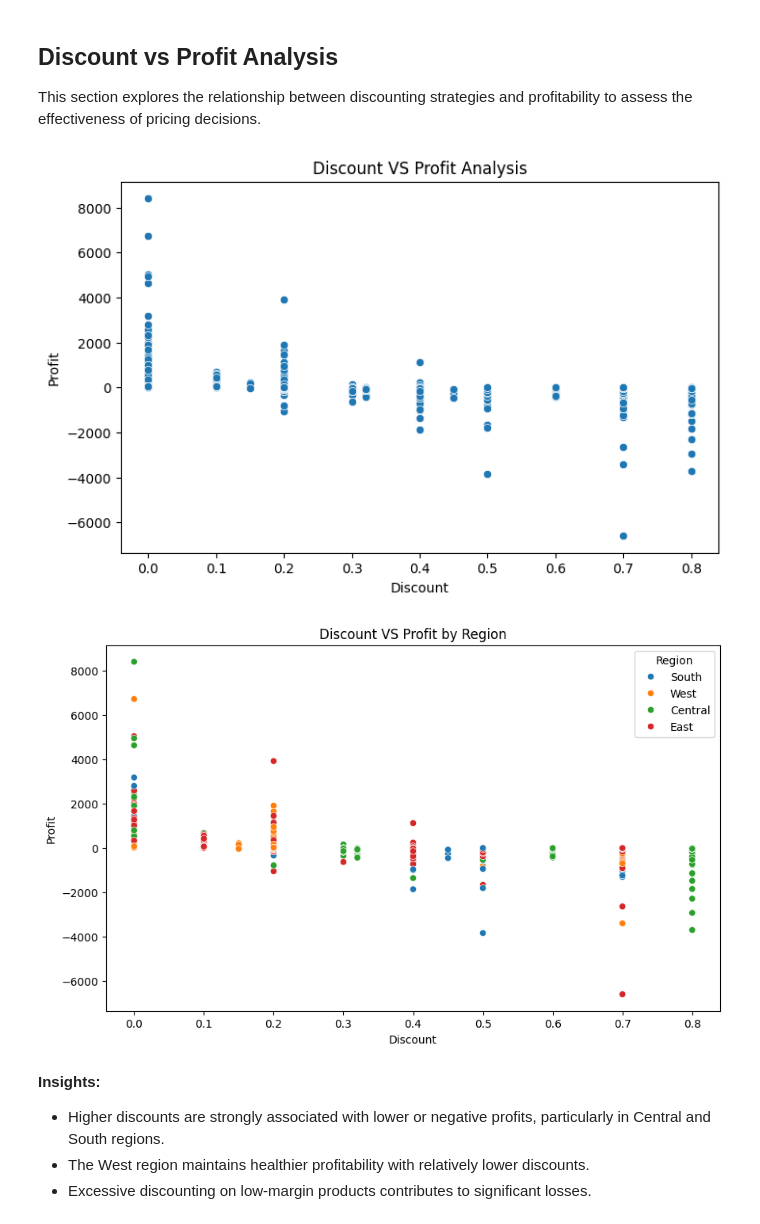
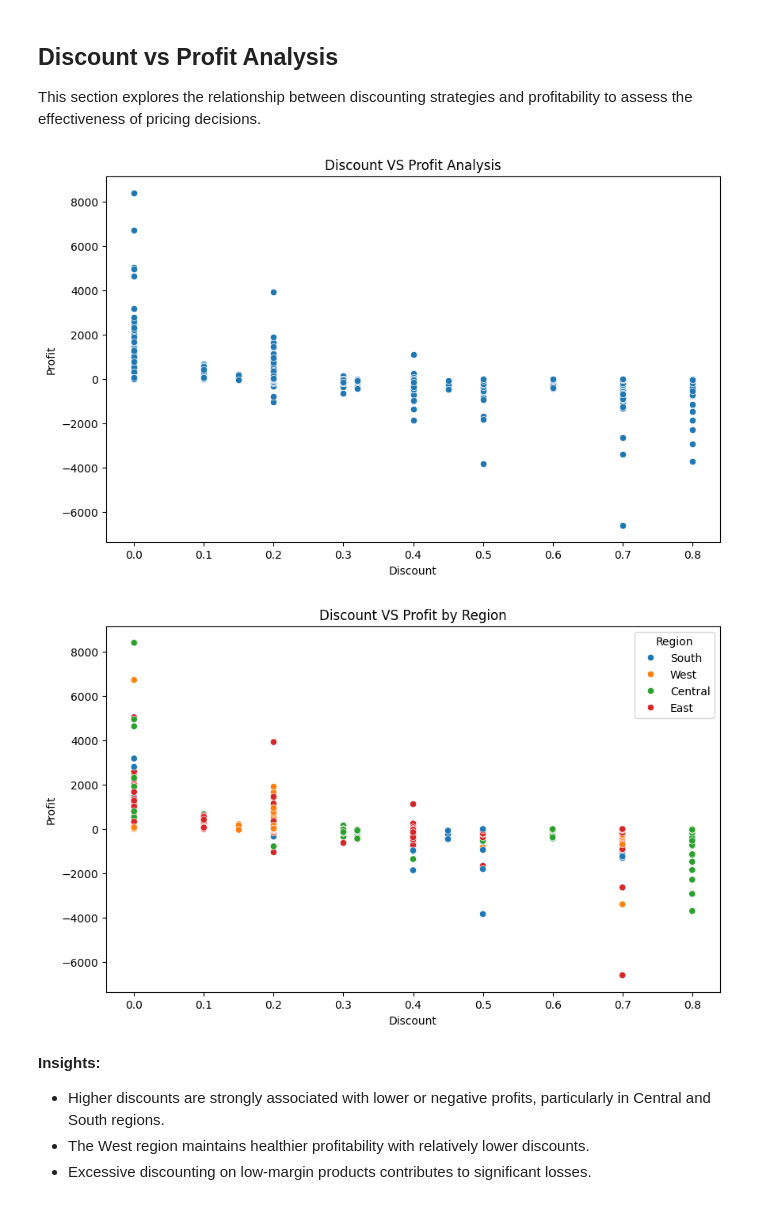
Before and after one commit to devank-data-analyst/business-sales-analysis, a Jupyter notebook: notebooks/analysis.ipynb, the cells around one changed output. Saved outputs shown, nothing was run; the diff lists cells and outputs as text; code cells hidden in the pictures.

```diff
--- a/notebooks/analysis.ipynb
+++ b/notebooks/analysis.ipynb
@@ -291,17 +283,17 @@ This section explores the relationship between discounting strategies and profit
 # %%
 # Discount vs Profit analysis
 
-plt.figure(figsize=(8,5))
+plt.figure(figsize=(10,6))
 sns.scatterplot(x='Discount', y='Profit', data= df)
 plt.title('Discount VS Profit Analysis')
 plt.show()
 
 plt.figure(figsize = (10,6))
 sns.scatterplot(x='Discount', y='Profit', hue='Region', data = df)
 plt.title('Discount VS Profit by Region')
 plt.show()
 # %% [output]
-[figure, old version]
+[figure, new version]
 [figure]
 # %% [markdown]
 **Insights:**
```
Also changed, not shown: parts of 10 cells of this notebook, 1 other file.
